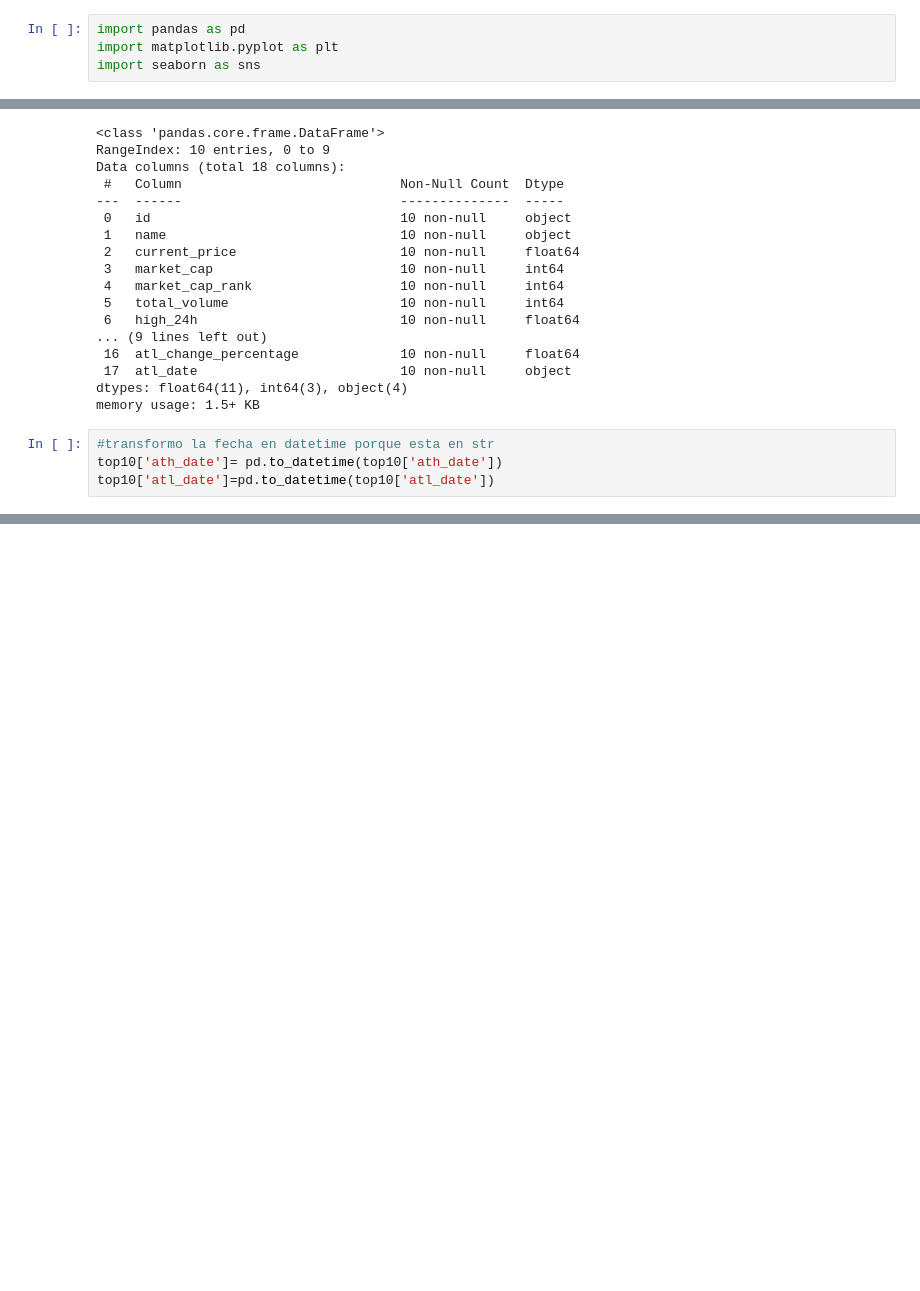
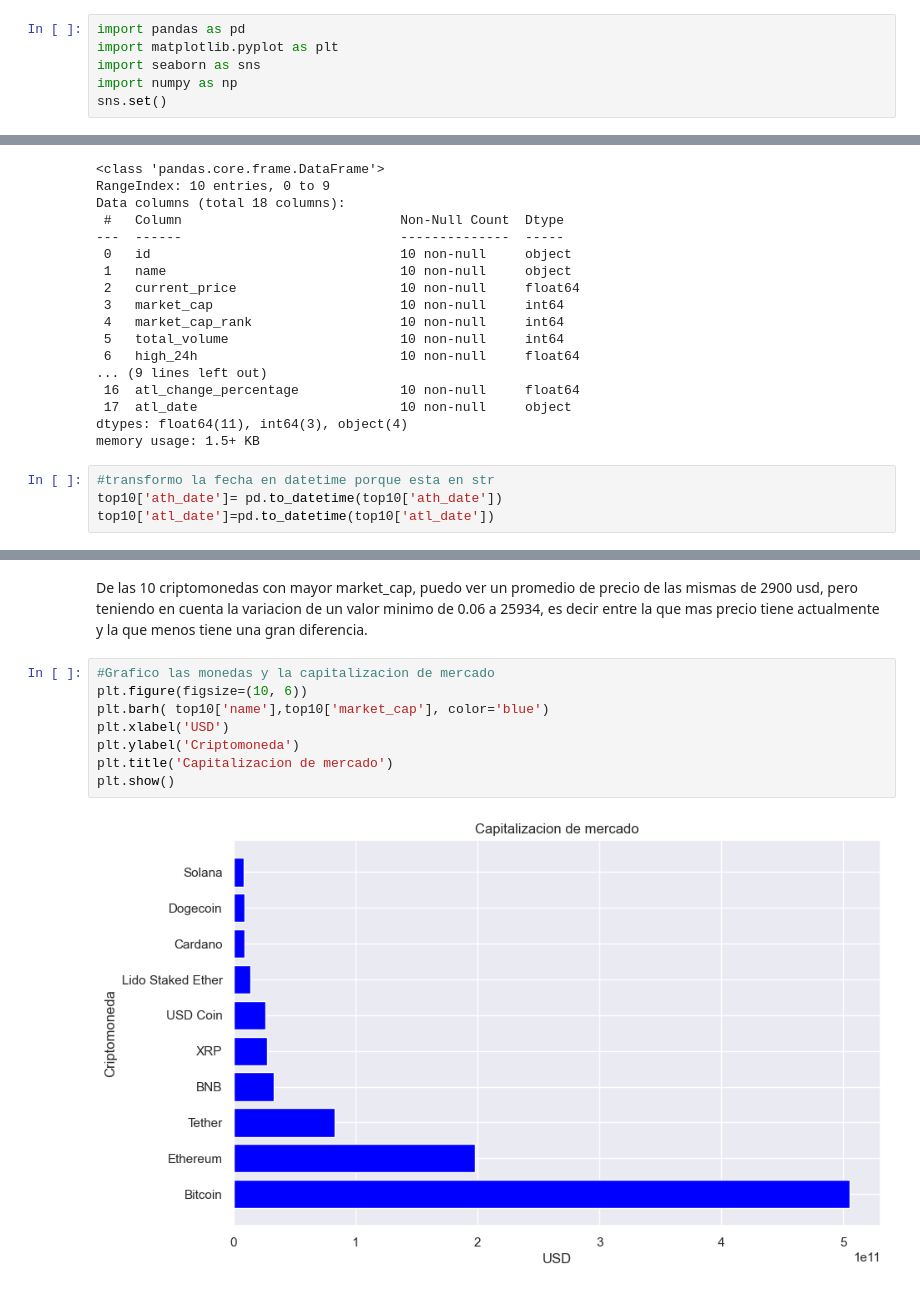
Before and after one commit to Constanzafl/Proyecto2_Data_Analytics, a Jupyter notebook: EDA/uni.ipynb, the cells around one changed output, grey strips where cells are left out. Cells and saved outputs as stored; diff of their text form; blank space fills up the shorter version.

```diff
--- a/EDA/uni.ipynb
+++ b/EDA/uni.ipynb
@@ -2,5 +2,7 @@
 import pandas as pd
 import matplotlib.pyplot as plt
 import seaborn as sns
+import numpy as np
+sns.set()
 # %% [markdown]
 ## EDA ##
@@ -47,0 +80,12 @@ top10.describe()
+# %% [markdown]
+De las 10 criptomonedas con mayor market_cap, puedo ver un promedio de precio de las mismas de 2900 usd, pero teniendo en cuenta la variacion de un valor minimo de 0.06 a 25934, es decir entre la que mas precio tiene actualmente y la que menos tiene una gran diferencia.
+# %%
+#Grafico las monedas y la capitalizacion de mercado
+plt.figure(figsize=(10, 6))
+plt.barh( top10['name'],top10['market_cap'], color='blue')
+plt.xlabel('USD')
+plt.ylabel('Criptomoneda')
+plt.title('Capitalizacion de mercado')
+plt.show()
+# %% [output]
+[figure, added]
```
Also changed, not shown: parts of 13 cells of this notebook.
